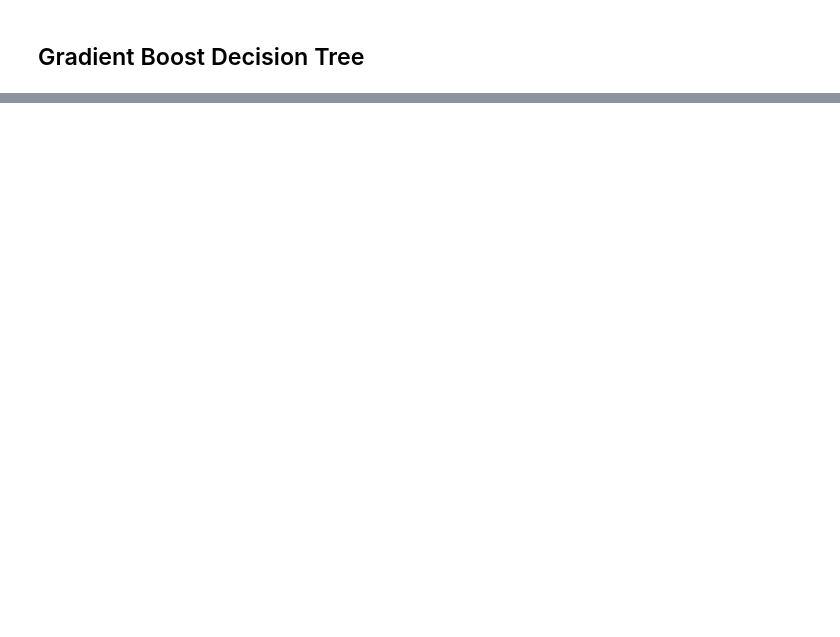
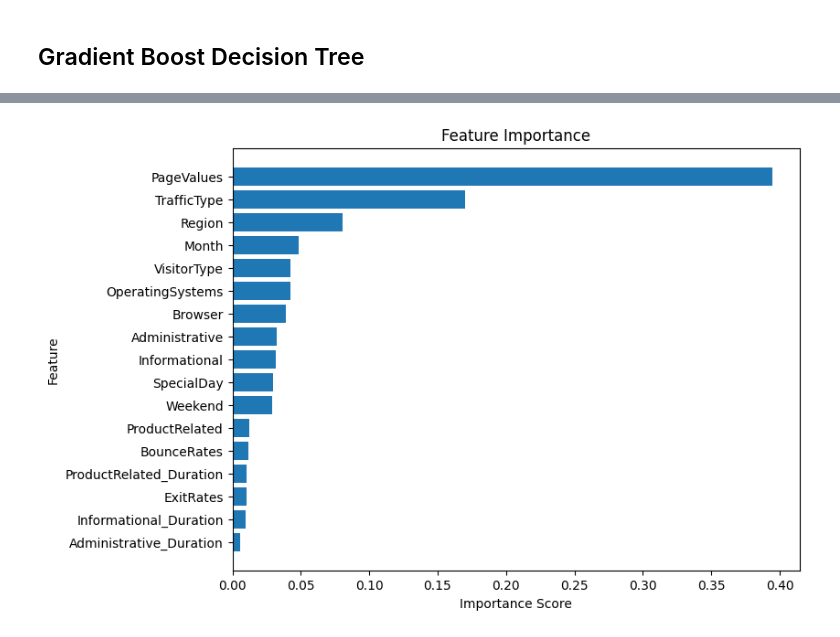
Before and after one commit to YuanqiSun0102/ORIE5741Project, a Jupyter notebook: Models.ipynb, the cells around one changed output, grey strips where cells are left out. Cells and saved outputs as stored; diff of their text form; code cells hidden in the pictures; blank space fills up the shorter version.

Commit message:
Add testing and feature importance

```diff
--- a/Models.ipynb
+++ b/Models.ipynb
@@ -258,0 +277,14 @@ weighted avg      0.906     0.901     0.903      1221
+# %%
+importance = best_estimator_gbdt.named_steps['classifier'].feature_importances_
+
+feature_importance_df = pd.read_excel('importance.xlsx')
+feature_importance_df.sort_values('Importance', inplace=True)
+# Plot feature importance
+plt.figure(figsize=(8, 6))
+plt.barh(feature_importance_df['Feature'], feature_importance_df['Importance'])
+plt.xlabel('Importance Score')
+plt.ylabel('Feature')
+plt.title('Feature Importance')
+plt.show()
+# %% [output]
+[figure, added]
```
Also changed, not shown: parts of 7 cells of this notebook, 1 other file.
